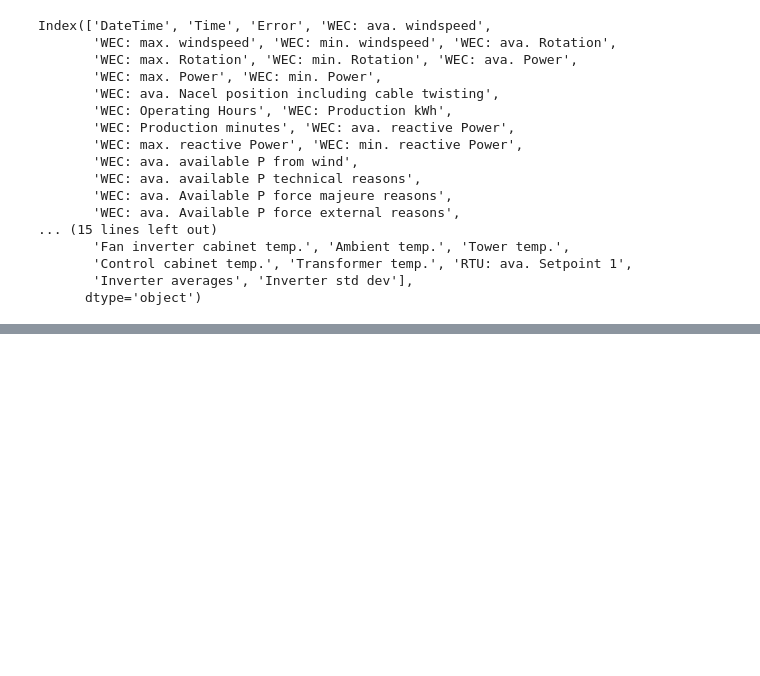
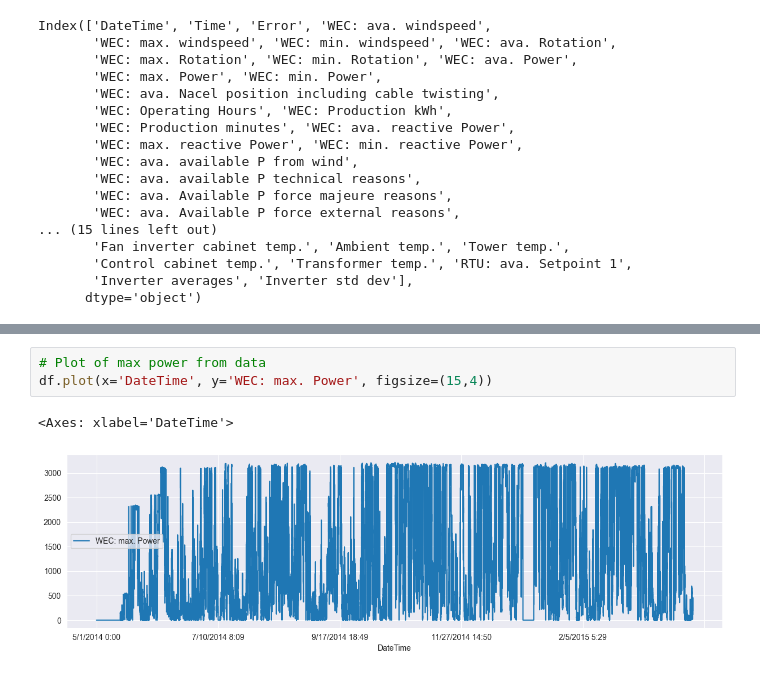
Before and after one commit to rhkraptor/AML, a Jupyter notebook: AML_Projekt.ipynb, the cells around one changed output, grey strips where cells are left out. Drawn from its saved outputs; the diff is of its cells as text; blank space fills up the shorter version.

```diff
--- a/AML_Projekt.ipynb
+++ b/AML_Projekt.ipynb
@@ -93,0 +122,6 @@ Index(['DateTime', 'Time', 'Error', 'WEC: ava. windspeed',
+# %%
+# Plot of max power from data
+df.plot(x='DateTime', y='WEC: max. Power', figsize=(15,4))
+# %% [output]
+<Axes: xlabel='DateTime'>
+[figure, added]
```
Also changed, not shown: parts of 5 cells of this notebook.
